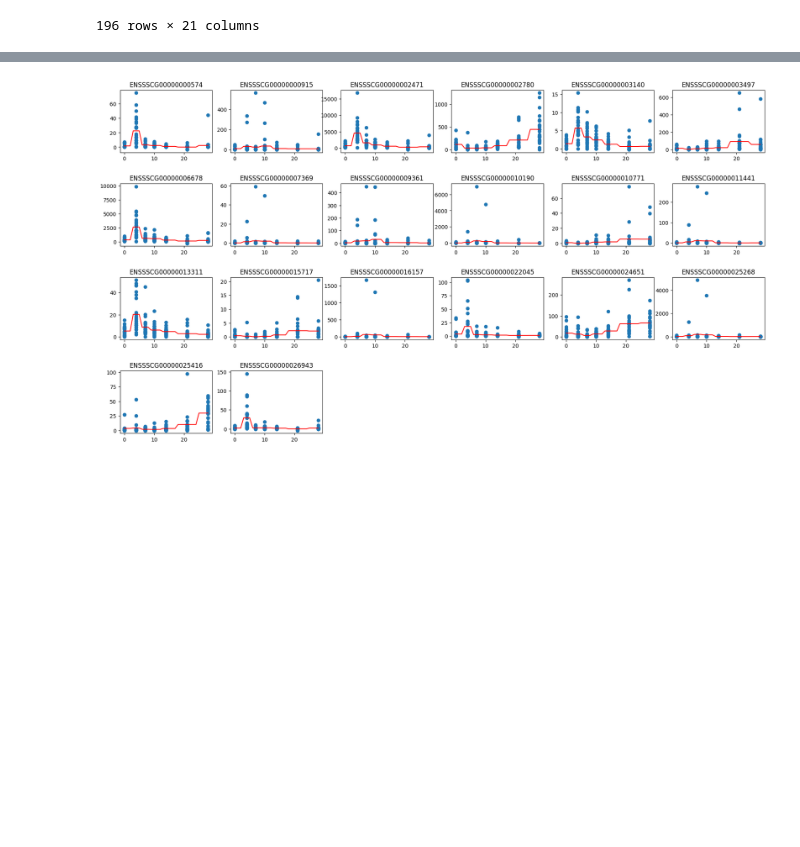
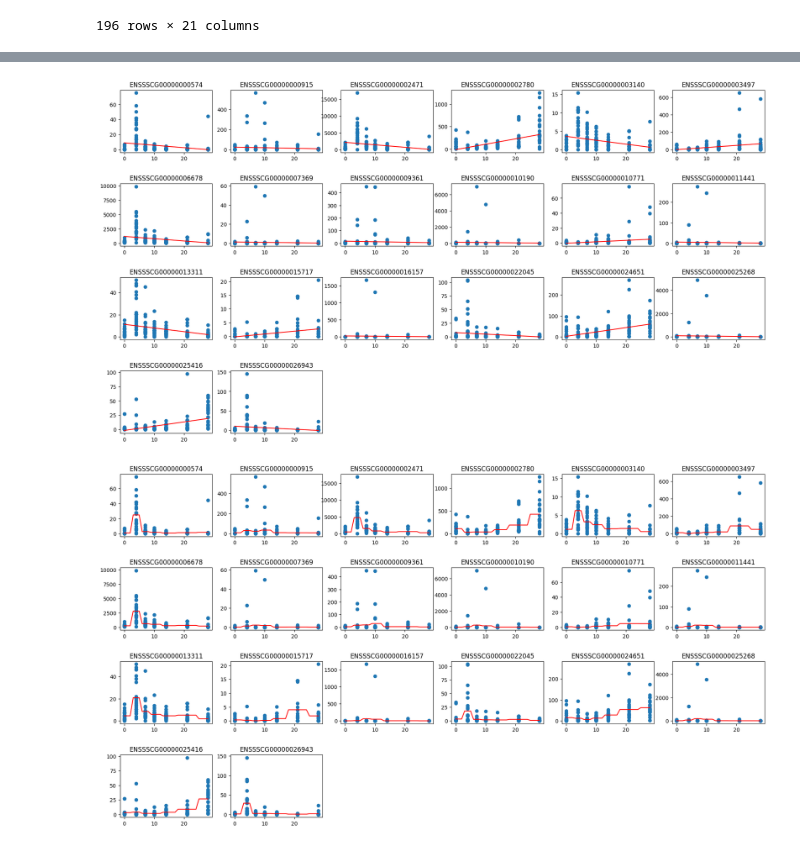
Before and after one commit to kristoffhernan/Pig-PRRSV-Infection-Prediction, a Jupyter notebook: imputing.ipynb, the cells around one changed output, grey strips where cells are left out. Cells and saved outputs as stored; diff of their text form; code cells hidden in the pictures; blank space fills up the shorter version.

```diff
--- a/imputing.ipynb
+++ b/imputing.ipynb
@@ -222,6 +222,12 @@ Modeling to predict the gene expression given the day
 # %%
 poly_df2 = poly_df.groupby(['day', 'gene'])['ge'].agg(list).unstack('gene')
 poly_df2 = poly_df2.apply(pd.Series.explode).reset_index()
+
+interp_df2 = interp_df.groupby(['day', 'gene'])['ge'].agg(list).unstack('gene')
+interp_df2 = interp_df2.apply(pd.Series.explode).reset_index()
+
+knn_df2 = knn_df.groupby(['day', 'gene'])['ge'].agg(list).unstack('gene')
+knn_df2 = knn_df2.apply(pd.Series.explode).reset_index()
 # %%
 poly_df2
 # %% [output]
@@ -303,10 +338,41 @@ for i, gene in enumerate(gdn_keep.columns):
 # %%
-df_mods = []
+ln_mods_interp = []
 
-def regress(df, gene, n):
+def regress_lm(df, gene, n):
+    # individual models
+    lm = LinearRegression()
+
+    x = df['day'].values.reshape(-1,1)
+    y = df[gene].values.reshape(-1,1).ravel()
+    lm.fit(x,y)
+
+    ln_mods_interp.append(lm)
+
+    lin = np.arange(0,29).reshape(-1, 1)
+    preds = lm.predict(lin)
+
+    ax = plt.subplot(5, 6, n + 1)
+    plt.scatter(df['day'], df[gene])
+    plt.plot(lin, preds, color='red')
+    plt.title(gene)
+
+
+plt.figure(figsize=(22, 15))
+plt.subplots_adjust(hspace=0.5)
+
+for i, gene in enumerate(gdn_keep.columns):
+
+    if gene != 'dpi':
+
+        regress_lm(interp_df2, gene, i)
+
+
+
+df_mods_interp = []
+
+def regress_rf(df, gene, n):
 
     param_grid = {
-
         'max_depth': [5, 10, 20, None],
         'min_samples_split': [2, 5, 10],
         'min_samples_leaf': [1, 2, 4],
@@ -329,34 +395,35 @@ def regress(df, gene, n):
     grid_search.fit(x, y)
 
     # Print the best parameters and score
     best_params = grid_search.best_params_
 
     df_func = DecisionTreeRegressor(max_depth = best_params['max_depth'],
                               min_samples_split = best_params['min_samples_split'],
                               min_samples_leaf = best_params['min_samples_leaf'],
                               max_features = best_params['max_features'])
 
-    df_mods.append(df_func)
+    df_mods_interp.append(df_func)
 
     df_func.fit(x,y)
 
     lin = np.arange(0,29).reshape(-1, 1)
     preds = df_func.predict(lin)
 
     ax = plt.subplot(5, 6, n + 1)
     plt.scatter(df['day'], df[gene])
     plt.plot(lin, preds, color='red')
     plt.title(gene)
 
 
 plt.figure(figsize=(22, 15))
 plt.subplots_adjust(hspace=0.5)
 
 for i, gene in enumerate(gdn_keep.columns):
 
     if gene != 'dpi':
 
-        regress(poly_df2, gene, i)
+        regress_rf(interp_df2, gene, i)
 # %% [output]
-[figure, old version]
+[figure, new version]
+[figure, added]
 # %%
```
Also changed, not shown: parts of 4 cells of this notebook, 3 other files.
